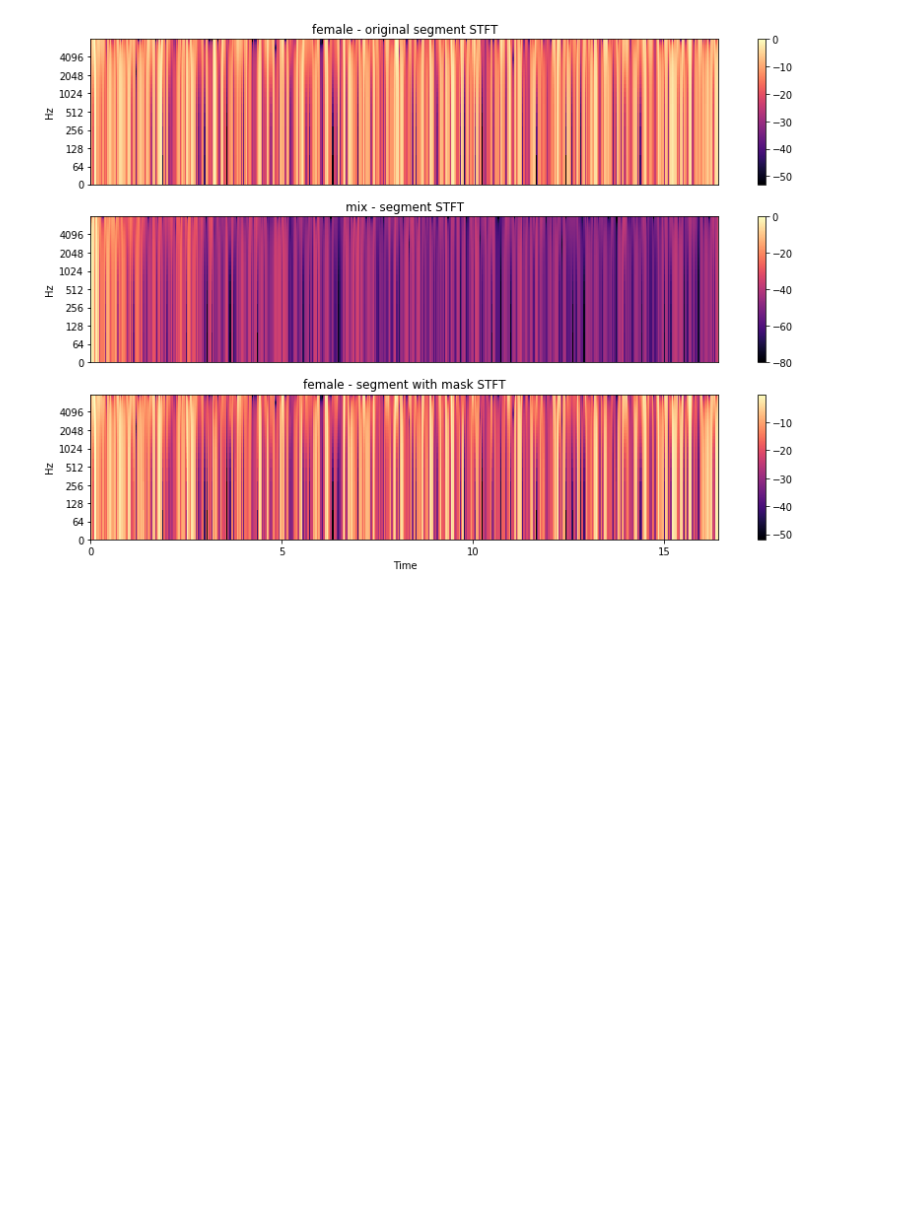
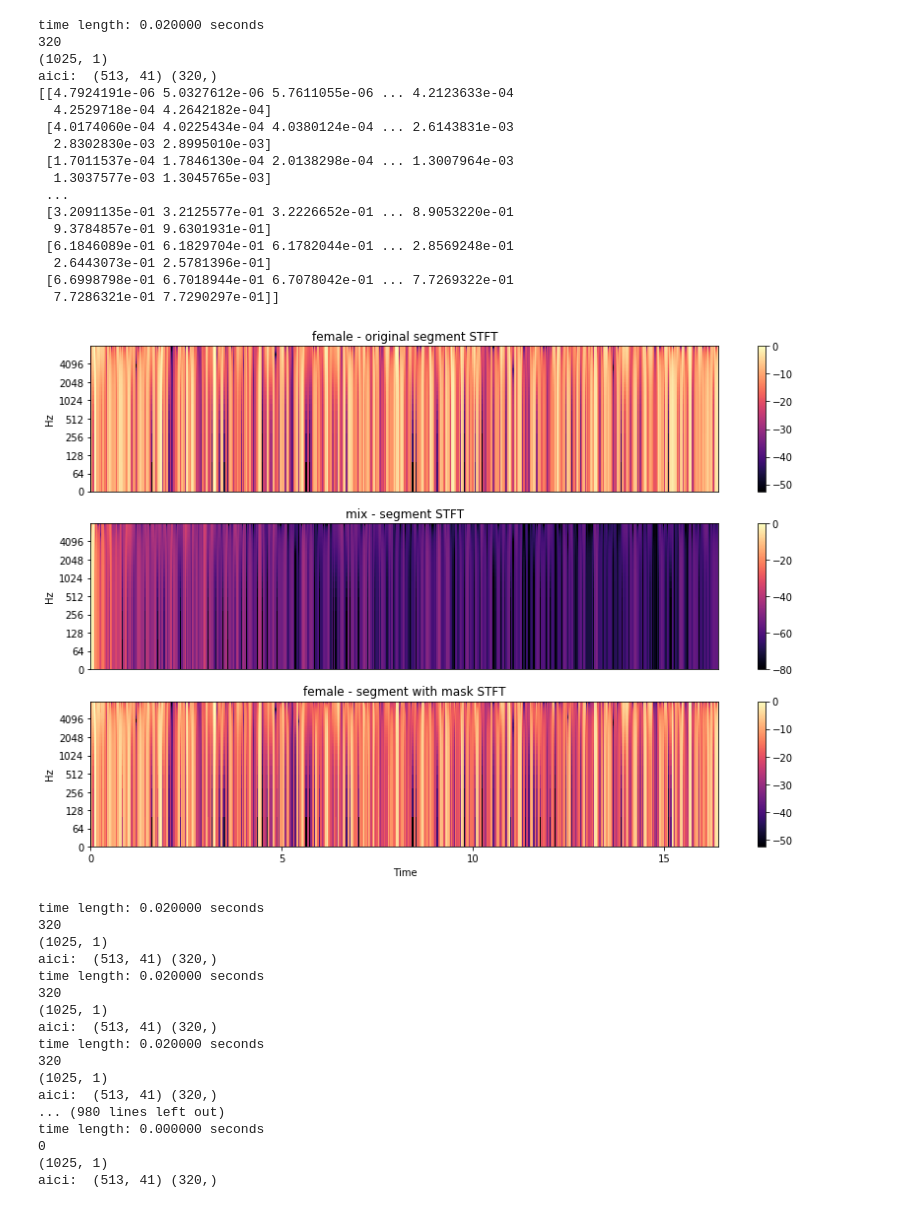
Before and after one commit to DianaPredoiu/sound-source-separation, a Jupyter notebook: sound-recovering.ipynb, the cells around one changed output. Saved outputs shown, nothing was run; the diff lists cells and outputs as text; code cells hidden in the pictures; blank space fills up the shorter version.

```diff
--- a/sound-recovering.ipynb
+++ b/sound-recovering.ipynb
@@ -94,6 +94,8 @@ def split_audio_using_small_segments(female_filename, male_filename):
 
         # from audio segment convert to ndarray how librosa uses
         frame_1, r = my_utils.audiosegment_to_ndarray(frame_1)
+        print('time length: %f seconds' % (len(frame_1)/r))
+        print(len(frame_1))
         frame_2, r = my_utils.audiosegment_to_ndarray(frame_2)
         frame_mix, r = my_utils.audiosegment_to_ndarray(frame_mix)
 
@@ -102,17 +104,19 @@ def split_audio_using_small_segments(female_filename, male_filename):
         frame_1, frame_mix = my_utils.make_wav_files_same_size(frame_1, frame_mix)
         frame_2, frame_mix = my_utils.make_wav_files_same_size(frame_2, frame_mix)
 #         print("duration window: ",librosa.get_duration(y=frame_1, sr=16000))
-
+        print(librosa.stft(frame_1).shape)
         # compute the stft for each of them
         frame_1_stft = librosa.stft(librosa.to_mono(frame_1), window='hann', n_fft=n_fft, hop_length=hop_length)
         frame_2_stft = librosa.stft(librosa.to_mono(frame_2), window='hann', n_fft=n_fft, hop_length=hop_length)
         frame_mix_stft = librosa.stft(librosa.to_mono(frame_mix), window='hann', n_fft=n_fft, hop_length=hop_length)
-
+        print("aici: ",frame_1_stft.shape, frame_1.shape)
 #         inverse_sound1_stft = librosa.istft(frame_1_stft, hop_length=hop_length, window='hann')
 #         inverse_sound2_stft = librosa.istft(frame_2_stft, hop_length=hop_length, window='hann')
 
         # compute masks for current frame
         mask_1 = my_utils.compute_mask(frame_1_stft, frame_2_stft)
+        if i == 0:
+            print(mask_1)
         mask_2 = my_utils.compute_mask(frame_2_stft, frame_1_stft)
 
 #         mask_1 = librosa.util.softmask(np.abs(frame_1_stft), np.abs(frame_2_stft), power=1000)
@@ -167,16 +171,50 @@ def split_audio_using_small_segments(female_filename, male_filename):
     librosa.output.write_wav(name + '_male2.wav', sound2, sr = 16000)
 #     librosa.output.write_wav(name + '_MIX-seg.wav', sound, sr = 16000)
 # %%
-male_filename = '../recordings/male1/arctic_a0271.wav'
-female_filename = '../recordings/female1/arctic_a0161.wav'
+male_filename = '../recordings/male1/arctic_a0002.wav'
+female_filename = '../recordings/female1/arctic_a0001.wav'
 
 # for entire audio
 # female, male, mix = my_utils.load_and_mix_files(female_filename, male_filename)
 # split_entire_audio(female, male, mix)
 
 #---------------------------------------
 # split audio in segments
 # mix is created inside function
 split_audio_using_small_segments(female_filename, male_filename)
 # %% [output]
+time length: 0.020000 seconds
+320
+(1025, 1)
+aici:  (513, 41) (320,)
+[[4.7924191e-06 5.0327612e-06 5.7611055e-06 ... 4.2123633e-04
+  4.2529718e-04 4.2642182e-04]
+ [4.0174060e-04 4.0225434e-04 4.0380124e-04 ... 2.6143831e-03
+  2.8302830e-03 2.8995010e-03]
+ [1.7011537e-04 1.7846130e-04 2.0138298e-04 ... 1.3007964e-03
+  1.3037577e-03 1.3045765e-03]
+ ...
+ [3.2091135e-01 3.2125577e-01 3.2226652e-01 ... 8.9053220e-01
+  9.3784857e-01 9.6301931e-01]
+ [6.1846089e-01 6.1829704e-01 6.1782044e-01 ... 2.8569248e-01
+  2.6443073e-01 2.5781396e-01]
+ [6.6998798e-01 6.7018944e-01 6.7078042e-01 ... 7.7269322e-01
+  7.7286321e-01 7.7290297e-01]]
-[figure, old version]
+[figure, new version]
+time length: 0.020000 seconds
+320
+(1025, 1)
+aici:  (513, 41) (320,)
+time length: 0.020000 seconds
+320
+(1025, 1)
+aici:  (513, 41) (320,)
+time length: 0.020000 seconds
+320
+(1025, 1)
+aici:  (513, 41) (320,)
+... (980 lines left out)
+time length: 0.000000 seconds
+0
+(1025, 1)
+aici:  (513, 41) (320,)
```
Also changed, not shown: 3 other files.
